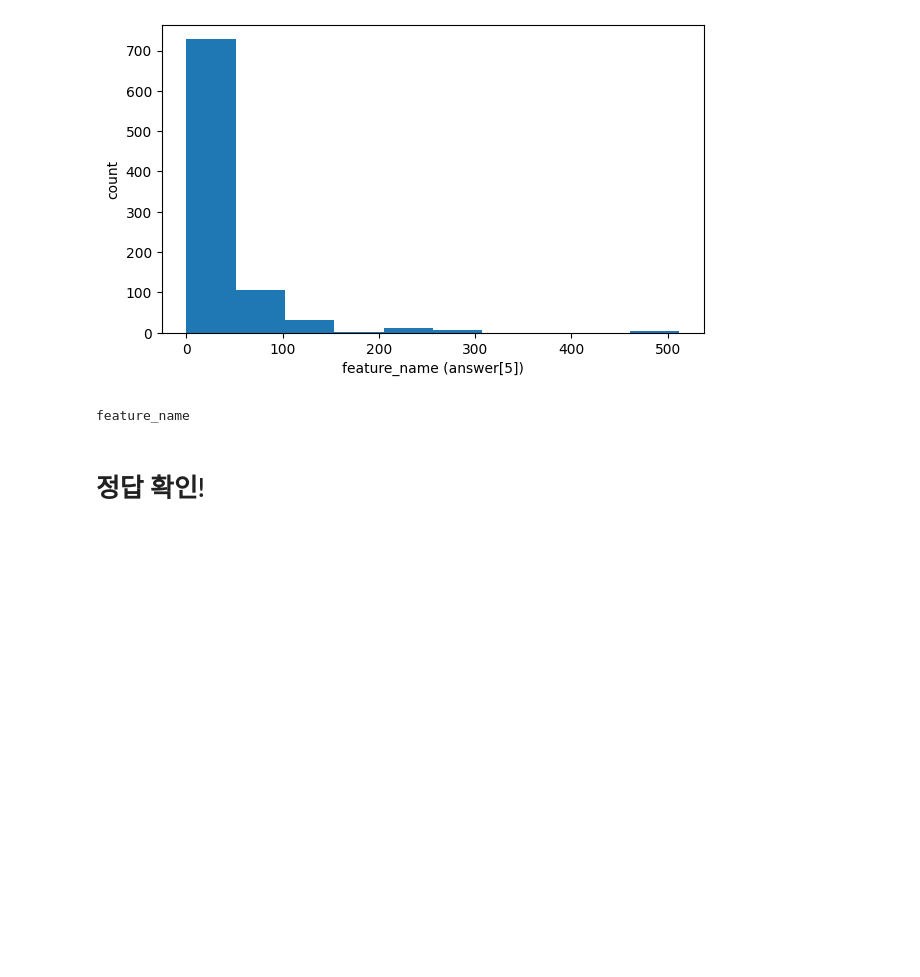
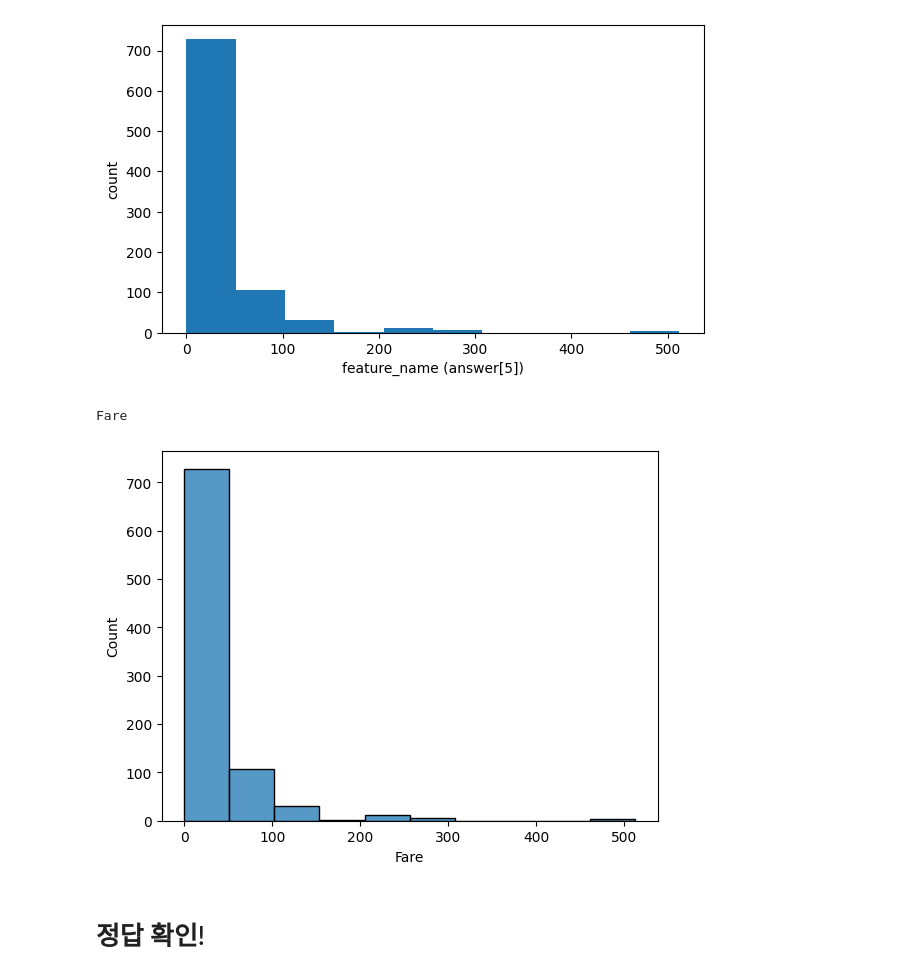
Before and after one commit to gminseo897/khuda_winter, a Jupyter notebook: week1/student.ipynb, the cells around one changed output. Saved outputs shown, nothing was run; the diff lists cells and outputs as text; code cells hidden in the pictures; blank space fills up the shorter version.

```diff
--- a/week1/student.ipynb
+++ b/week1/student.ipynb
@@ -92,13 +90,13 @@ answer[4] = female_survive_rate
 # %%
 ## Input Box
 
 feature_name = "feature_name"
-
-
-
+sns.histplot(df['Fare'], bins = 10)
+feature_name = "Fare"
 print(feature_name)
 # %% [output]
-feature_name
+Fare
+[figure, added]
 # %%
 answer[5] = feature_name
 # %% [markdown]
```
Also changed, not shown: parts of 6 cells of this notebook.
